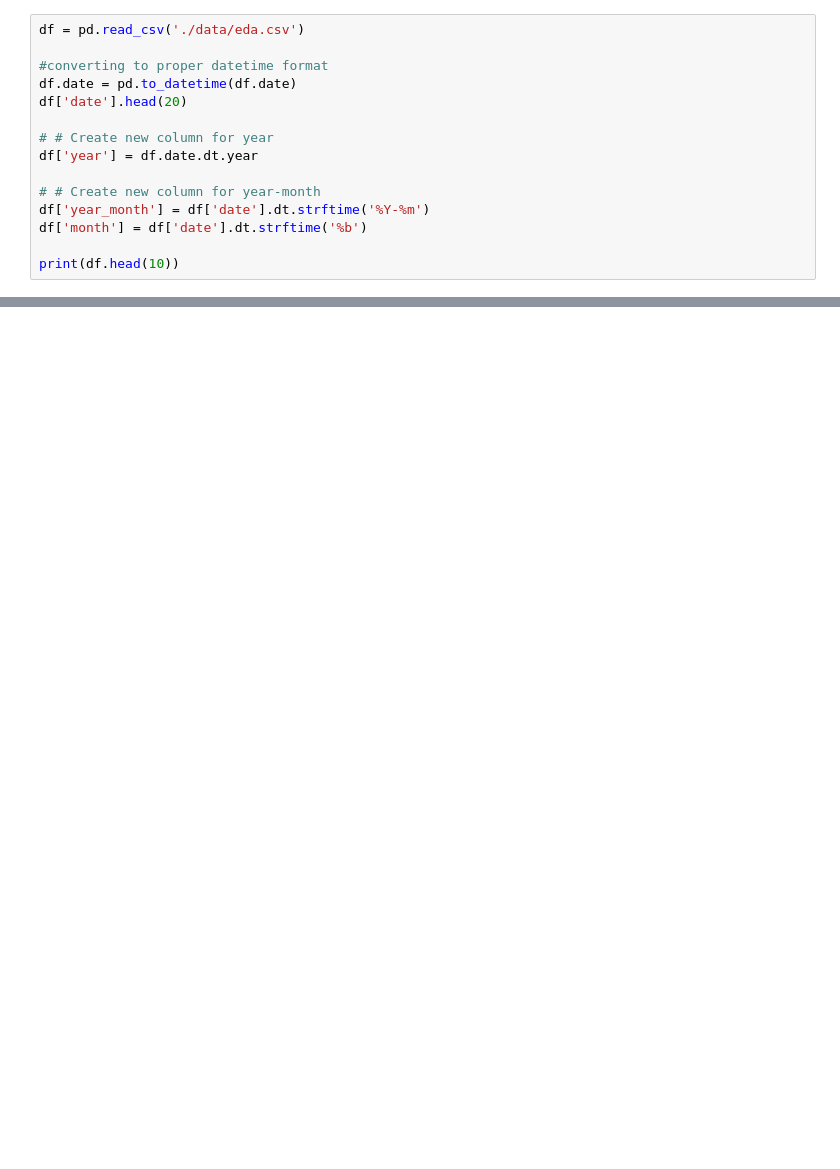
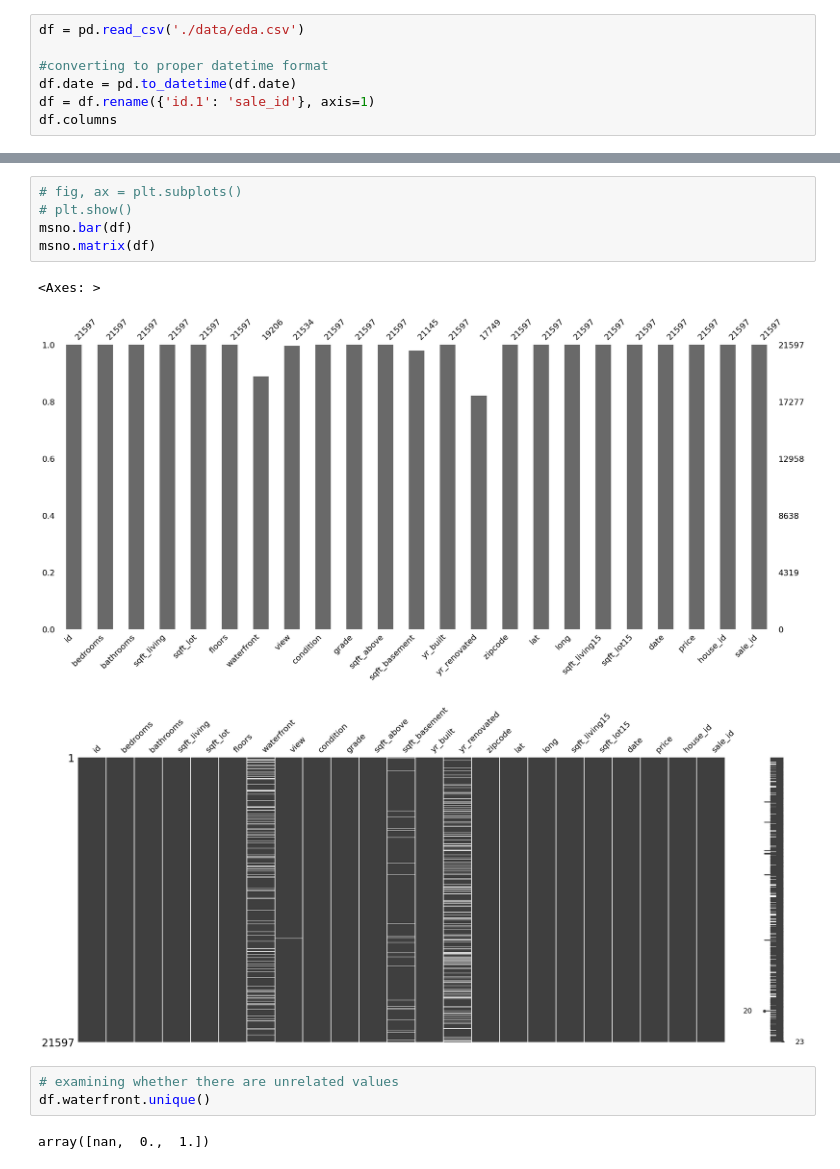
Before and after one commit to kayoken/eda-real-estate, a Jupyter notebook: EDA.ipynb, the cells around one changed output, grey strips where cells are left out. Cells and saved outputs as stored; diff of their text form; blank space fills up the shorter version.

```diff
--- a/EDA.ipynb
+++ b/EDA.ipynb
@@ -18,14 +45,6 @@ df = pd.read_csv('./data/eda.csv')
 
 #converting to proper datetime format
 df.date = pd.to_datetime(df.date)
-df['date'].head(20)
-
-# # Create new column for year
-df['year'] = df.date.dt.year
-
-# # Create new column for year-month
-df['year_month'] = df['date'].dt.strftime('%Y-%m')
-df['month'] = df['date'].dt.strftime('%b')
-
-print(df.head(10))
+df = df.rename({'id.1': 'sale_id'}, axis=1)
+df.columns
 # %% [output]
@@ -48,0 +70,14 @@ print(df.head(10))
+# %%
+# fig, ax = plt.subplots()
+# plt.show()
+msno.bar(df)
+msno.matrix(df)
+# %% [output]
+<Axes: >
+[figure, added]
+[figure, added]
+# %%
+# examining whether there are unrelated values
+df.waterfront.unique()
+# %% [output]
+array([nan,  0.,  1.])
```
Also changed, not shown: parts of 8 cells of this notebook, 1 other file.
